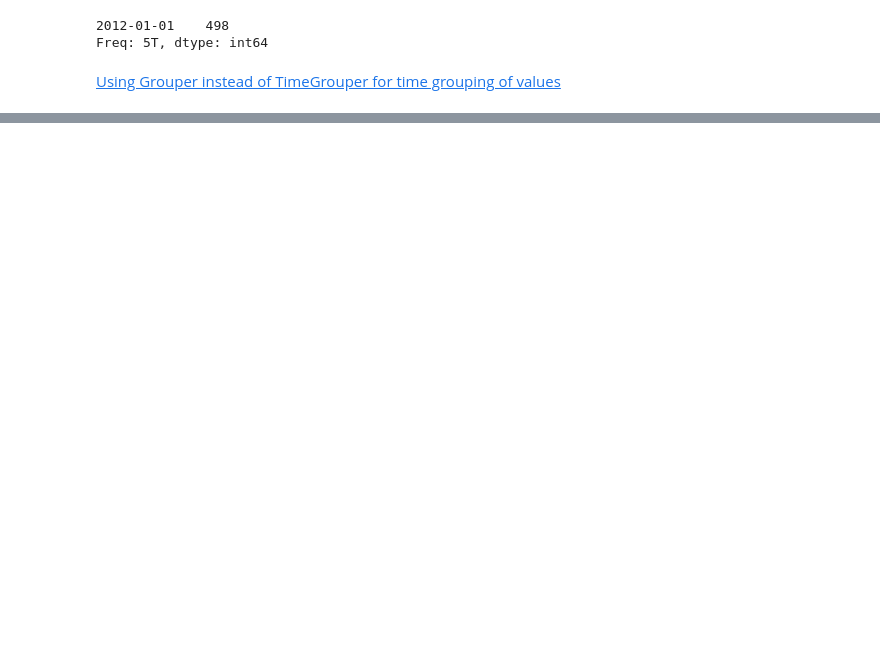
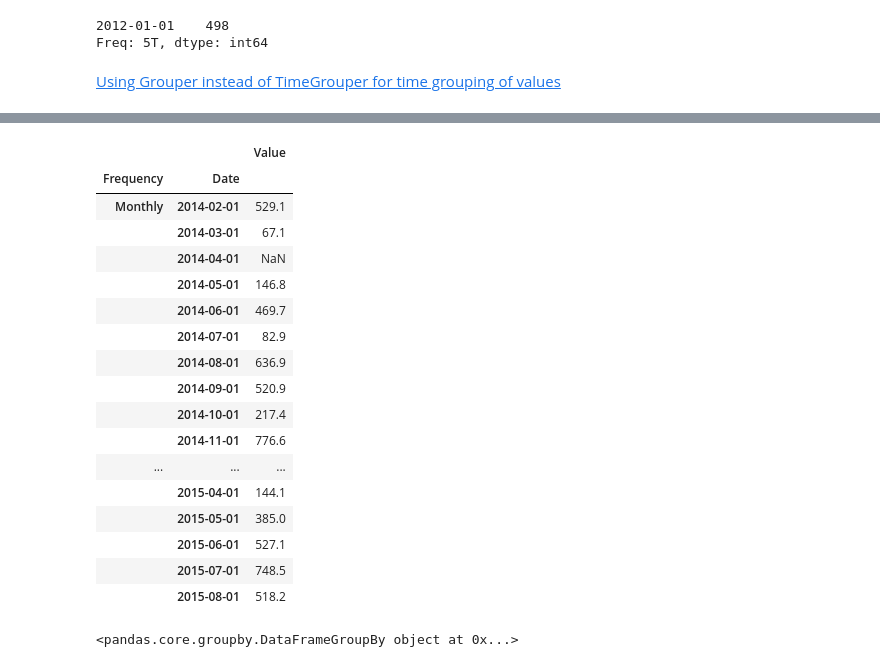
Before and after one commit to bgroveben/python3_machine_learning_projects, a Jupyter notebook: learn_kaggle/pandas/pandas_cookbook.ipynb, the cells around one changed output, grey strips where cells are left out. Drawn from its saved outputs; the diff is of its cells as text; code cells hidden in the pictures; blank space fills up the shorter version.

```diff
--- a/learn_kaggle/pandas/pandas_cookbook.ipynb
+++ b/learn_kaggle/pandas/pandas_cookbook.ipynb
@@ -1802,0 +1846,28 @@ Freq: 5T, dtype: int64
+# %%
+df['Date'] = pd.to_datetime(df['Date'])
+df.set_index(['Frequency','Date'],inplace=True); df
+# %% [output]
+|  |  | Value |
+| Frequency | Date |  |
+| Monthly | 2014-02-01 | 529.1 |
+|  | 2014-03-01 | 67.1 |
+|  | 2014-04-01 | NaN |
+|  | 2014-05-01 | 146.8 |
+|  | 2014-06-01 | 469.7 |
+|  | 2014-07-01 | 82.9 |
+|  | 2014-08-01 | 636.9 |
+|  | 2014-09-01 | 520.9 |
+|  | 2014-10-01 | 217.4 |
+|  | 2014-11-01 | 776.6 |
+| ... | ... | ... |
+|  | 2015-04-01 | 144.1 |
+|  | 2015-05-01 | 385.0 |
+|  | 2015-06-01 | 527.1 |
+|  | 2015-07-01 | 748.5 |
+|  | 2015-08-01 | 518.2 |
+# %%
+# Write a function that will return the sum unless an entry is NaN.
+# The function will also return NaN if a month is missing.
+gpy = df.groupby(pd.Grouper(level='Date',freq='Q')); gpy
+# %% [output]
+<pandas.core.groupby.DataFrameGroupBy object at 0x...>
```
Also changed, not shown: parts of 32 cells of this notebook.
